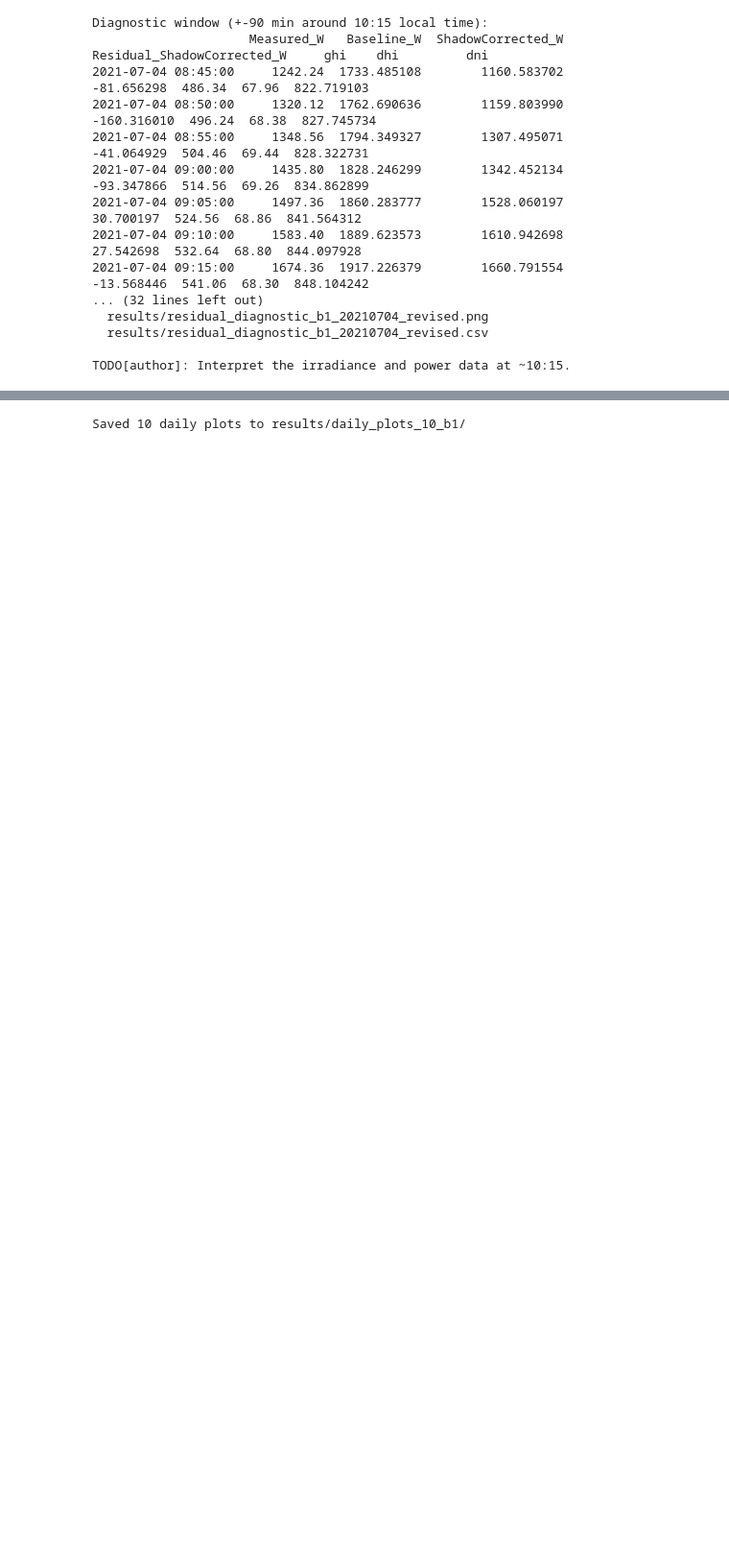
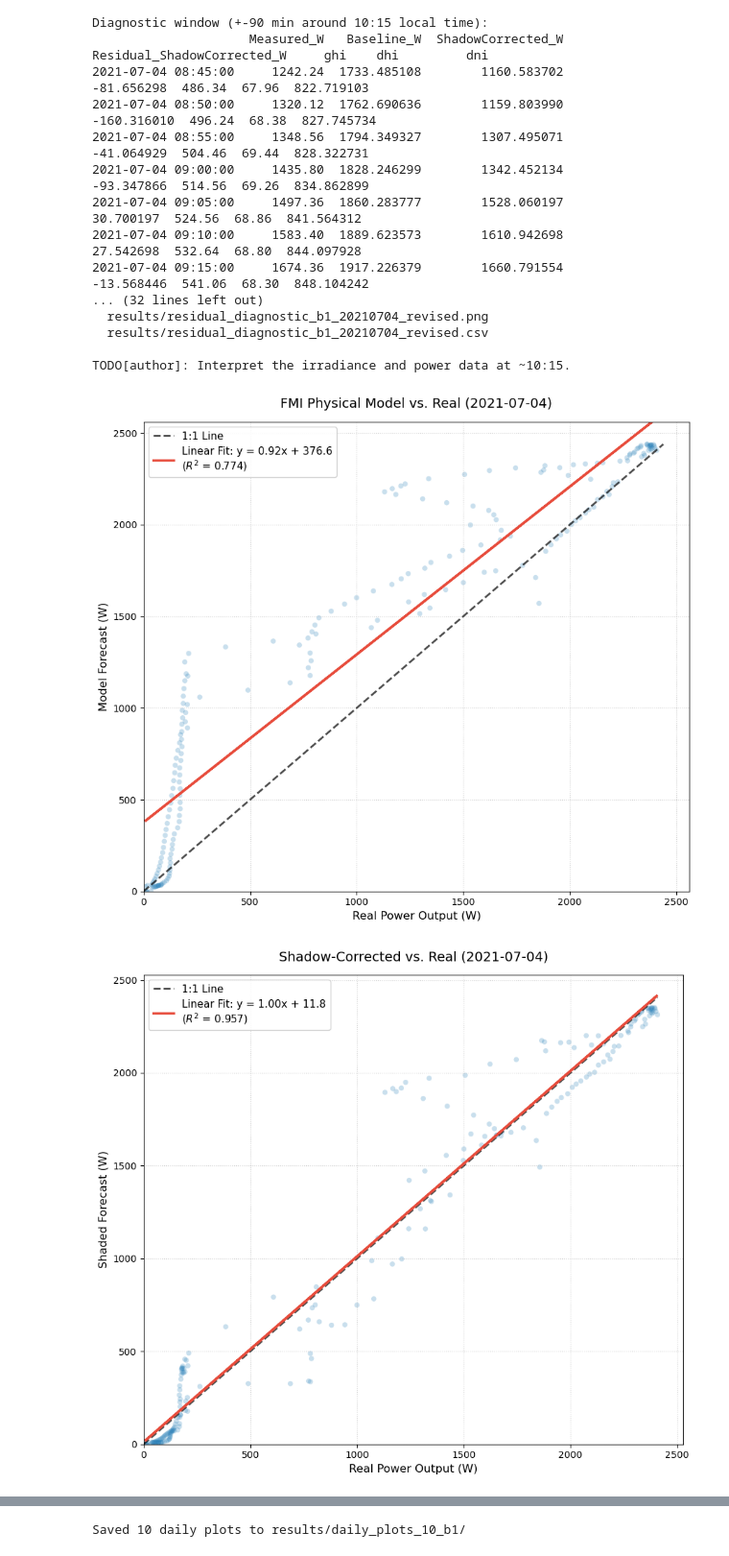
Before and after one commit to HD0NG/VoxSolaris, a Jupyter notebook: main_analysis_b1_f.ipynb, the cells around one changed output, grey strips where cells are left out. Shown at 96% size. Cells and saved outputs as stored; diff of their text form; code cells hidden in the pictures; blank space fills up the shorter version.

```diff
--- a/main_analysis_b1_f.ipynb
+++ b/main_analysis_b1_f.ipynb
@@ -420,18 +420,23 @@ TODO[author]: Interpret the irradiance and power data at ~10:15.
 # %%
 # %% --- 9. Scatter Plots for Single Day ---
 plot_real_vs_predicted_scatter(
     day_data["Power_W"].values,
     forecast_base["output"].values,
     title=f"FMI Physical Model vs. Real ({second_day})",
     ylabel="Model Forecast (W)",
+    power_threshold=10.0,
 )
 
 plot_real_vs_predicted_scatter(
     day_data["Power_W"].values,
     forecast_windowed["output_shaded"].values,
     title=f"Shadow-Corrected vs. Real ({second_day})",
     ylabel="Shaded Forecast (W)",
+    power_threshold=10.0,
 )
+# %% [output]
+[figure, added]
+[figure, added]
 # %%
 # %% --- 10. Multi-Day Batch Evaluation ---
 # def _load_cached_extra(date_obj):
```
Also changed, not shown: parts of 1 cell of this notebook, 3 other files.
